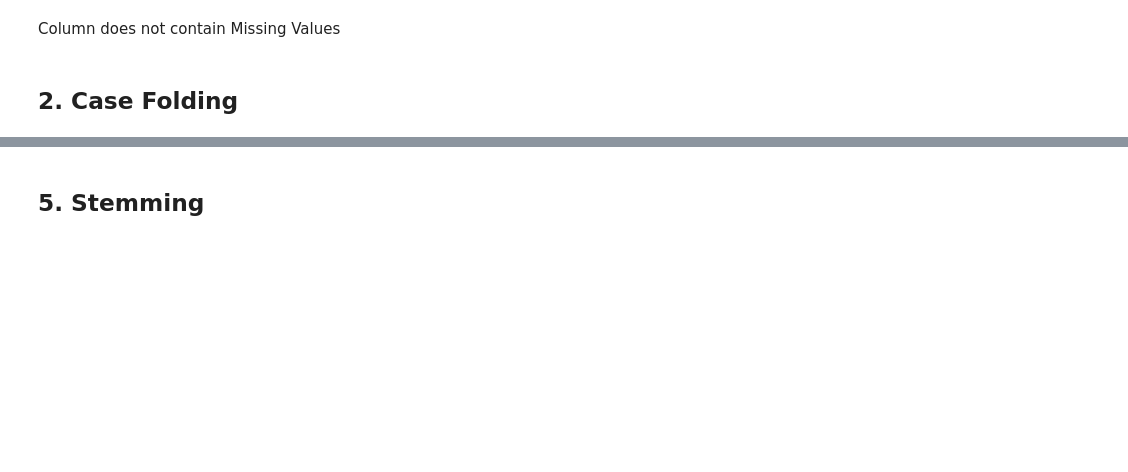
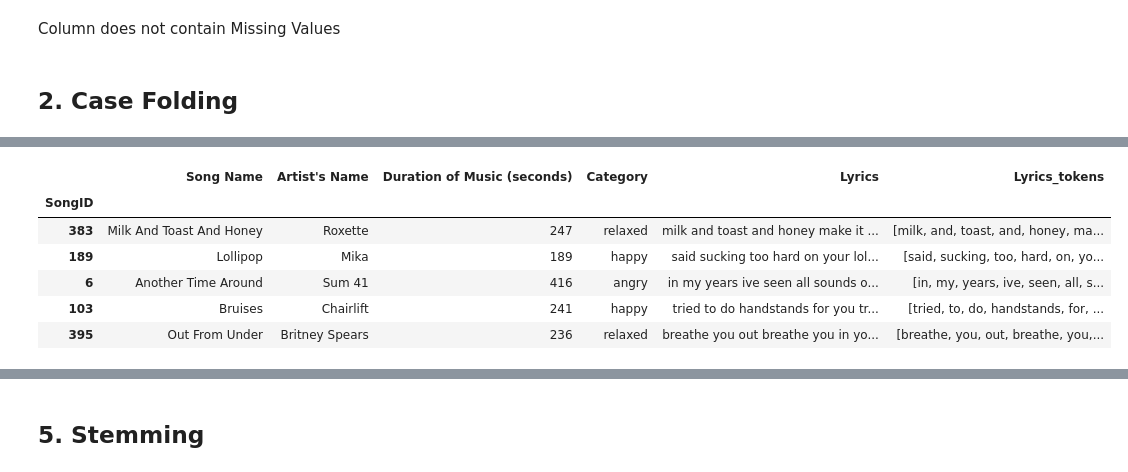
Before and after one commit to yohanaaritonang/sentiment-analysis-of-song-lyrics-using-svm, a Jupyter notebook: Stemming and Lemmatization.ipynb, the cells around one changed output, grey strips where cells are left out. Saved outputs shown, nothing was run; the diff lists cells and outputs as text; code cells hidden in the pictures; blank space fills up the shorter version.

```diff
--- a/Stemming and Lemmatization.ipynb
+++ b/Stemming and Lemmatization.ipynb
@@ -109,0 +190,42 @@ test_data = test_data['Lyrics'].str.lower()
+# %%
+import string
+import re
+#remove number
+def remove_number(text):
+    return  re.sub(r"\d+", "", text)
+
+train_data['Lyrics'] = train_data['Lyrics'].apply(remove_number)
+
+#remove punctuation
+def remove_punctuation(text):
+    return text.translate(str.maketrans("","",string.punctuation))
+
+train_data['Lyrics'] = train_data['Lyrics'].apply(remove_punctuation)
+
+#remove whitespace leading & trailing
+def remove_whitespace_LT(text):
+    return text.strip()
+
+train_data['Lyrics'] = train_data['Lyrics'].apply(remove_whitespace_LT)
+
+#remove multiple whitespace into single whitespace
+def remove_whitespace_multiple(text):
+    return re.sub('\s+',' ',text)
+
+train_data['Lyrics'] = train_data['Lyrics'].apply(remove_whitespace_multiple)
+
+# remove single char
+def remove_singl_char(text):
+    return re.sub(r"\b[a-zA-Z]\b", "", text)
+
+train_data['Lyrics'] = train_data['Lyrics'].apply(remove_singl_char)
+
+# NLTK word tokenize
+def word_tokenize_wrapper(text):
+    return word_tokenize(text)
+
+train_data['Lyrics_tokens']= train_data['Lyrics'].apply(word_tokenize_wrapper)
+
+print('Tokenizing Result : \n')
+print(train_data['Lyrics_tokens'])
+print('\n\n\n')
@@ -109,0 +248,10 @@ test_data = test_data['Lyrics'].str.lower()
+# %%
+train_data.sample(5)
+# %% [output]
+|  | Song Name | Artist's Name | Duration of Music (seconds) | Category | Lyrics | Lyrics_tokens |
+| SongID |  |  |  |  |  |  |
+| 383 | Milk And Toast And Honey | Roxette | 247 | relaxed | milk and toast and honey make it ... | [milk, and, toast, and, honey, ma... |
+| 189 | Lollipop | Mika | 189 | happy | said sucking too hard on your lol... | [said, sucking, too, hard, on, yo... |
+| 6 | Another Time Around | Sum 41 | 416 | angry | in my years ive seen all sounds o... | [in, my, years, ive, seen, all, s... |
+| 103 | Bruises | Chairlift | 241 | happy | tried to do handstands for you tr... | [tried, to, do, handstands, for, ... |
+| 395 | Out From Under | Britney Spears | 236 | relaxed | breathe you out breathe you in yo... | [breathe, you, out, breathe, you,... |
```
Also changed, not shown: parts of 42 cells of this notebook.
